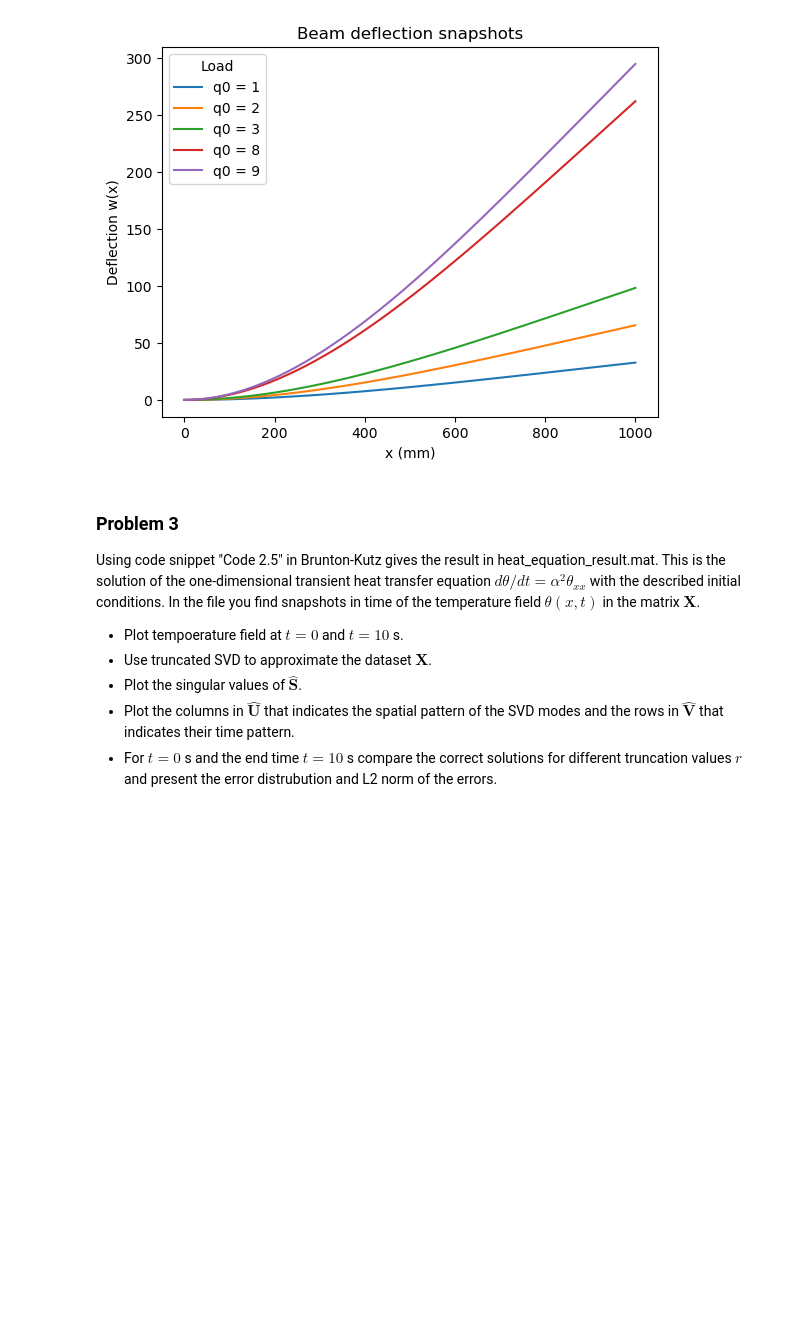
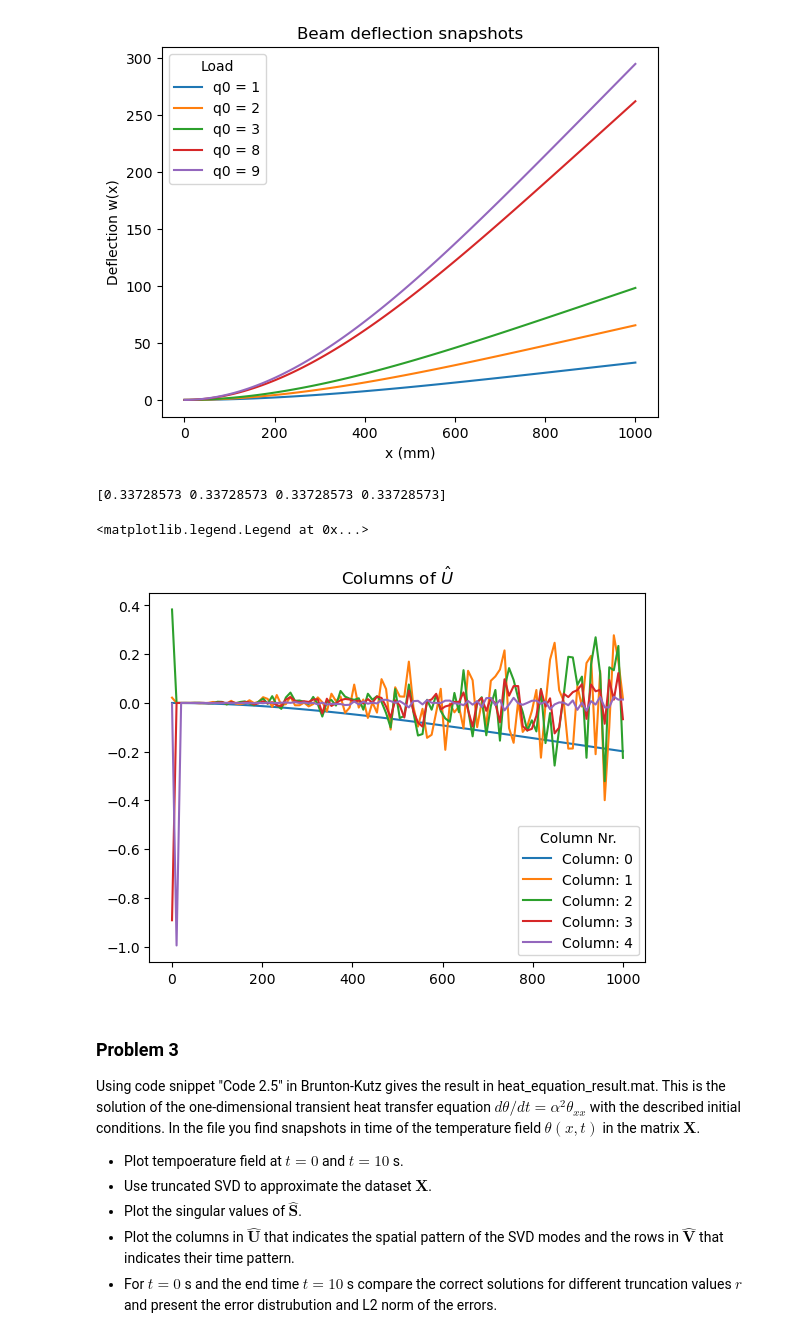
Before and after one commit to Willepq/IMS135, a Jupyter notebook: Problems/problems-formulation-SVD-2024.ipynb, the cells around one changed output. Drawn from its saved outputs; the diff is of its cells as text; code cells hidden in the pictures; blank space fills up the shorter version.

```diff
--- a/Problems/problems-formulation-SVD-2024.ipynb
+++ b/Problems/problems-formulation-SVD-2024.ipynb
@@ -144,10 +144,10 @@ def w(x,q0):
     return (q0*x**2 * (10*L**2 * (2*L - x) + x**3)) / (120*E*I*L)
 
 
-X = w(x_vals[None, :], q_vals[:, None])
+X = w(x_vals[:, None], q_vals[None, :])
 
 for plot_val in range(5):
-    plt.plot(x_vals, X[plot_val,:], label=f'q0 = {q_vals[plot_val]}')
+    plt.plot(x_vals, X[:,plot_val], label=f'q0 = {q_vals[plot_val]}')
 
 plt.xlabel("x (mm)")
 plt.ylabel("Deflection w(x)")
@@ -156,3 +156,35 @@ plt.legend(title="Load")
 plt.show()
 # %% [output]
 [figure]
+# %%
+# b) - Bullshit
+# Run cell above for X
+
+rho = np.zeros(4)
+for i in range(4):
+    cov = np.cov(X[:,i],X[:,i+1])[0,1]
+    denom = np.std(X[:,i]*X[:,i+1])
+
+    rho[i] = cov/denom
+
+print(rho)
+# %% [output]
+[0.33728573 0.33728573 0.33728573 0.33728573]
+# %%
+# c)
+
+U,S,Vt = np.linalg.svd(X, full_matrices=False) # Econ SVd
+
+# Plot columns of econ U vs x and w(x)
+
+for i in range(U.shape[1]):
+    plt.plot(x_vals, U[:,i], label=f'Column: {i}')
+
+plt.show
+plt.title(r'Columns of $\hat{U}$')
+plt.legend(title='Column Nr.')
+
+# The first column seems to capture the shape except negative
+# %% [output]
+<matplotlib.legend.Legend at 0x...>
+[figure, added]
```
Also changed, not shown: parts of 4 cells of this notebook.
